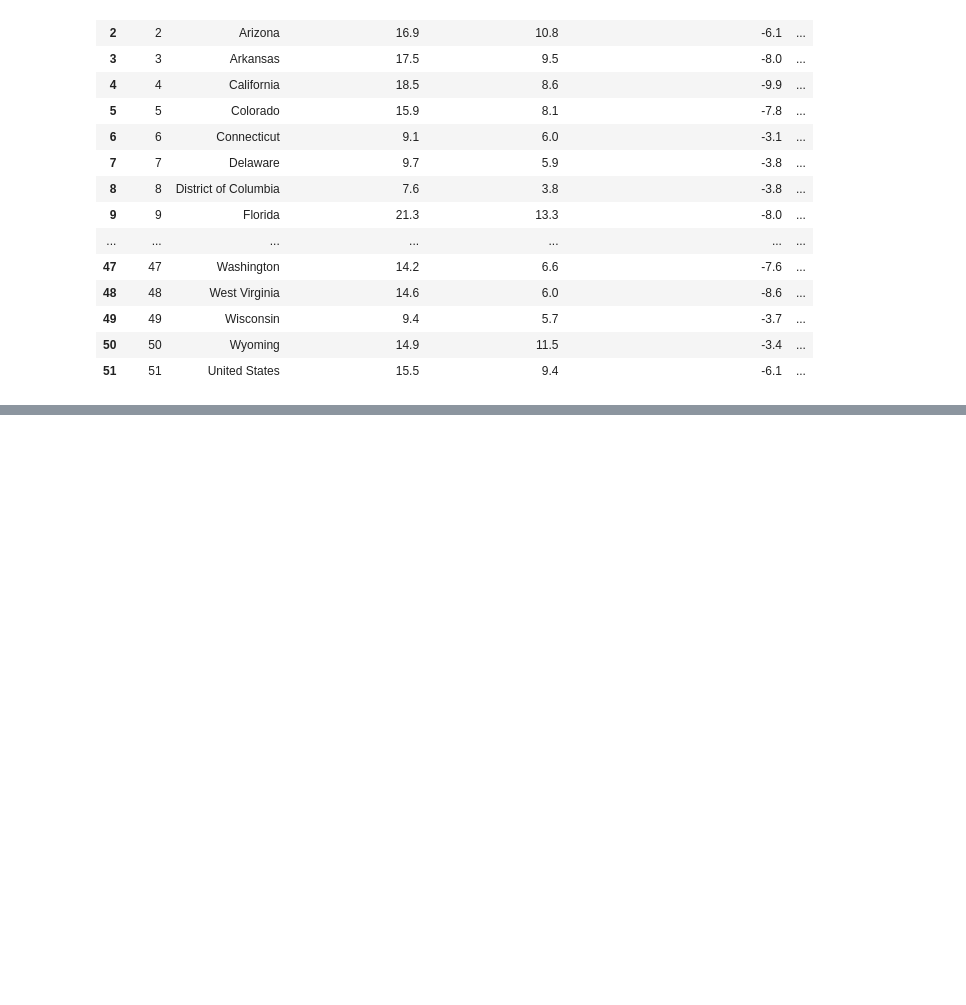
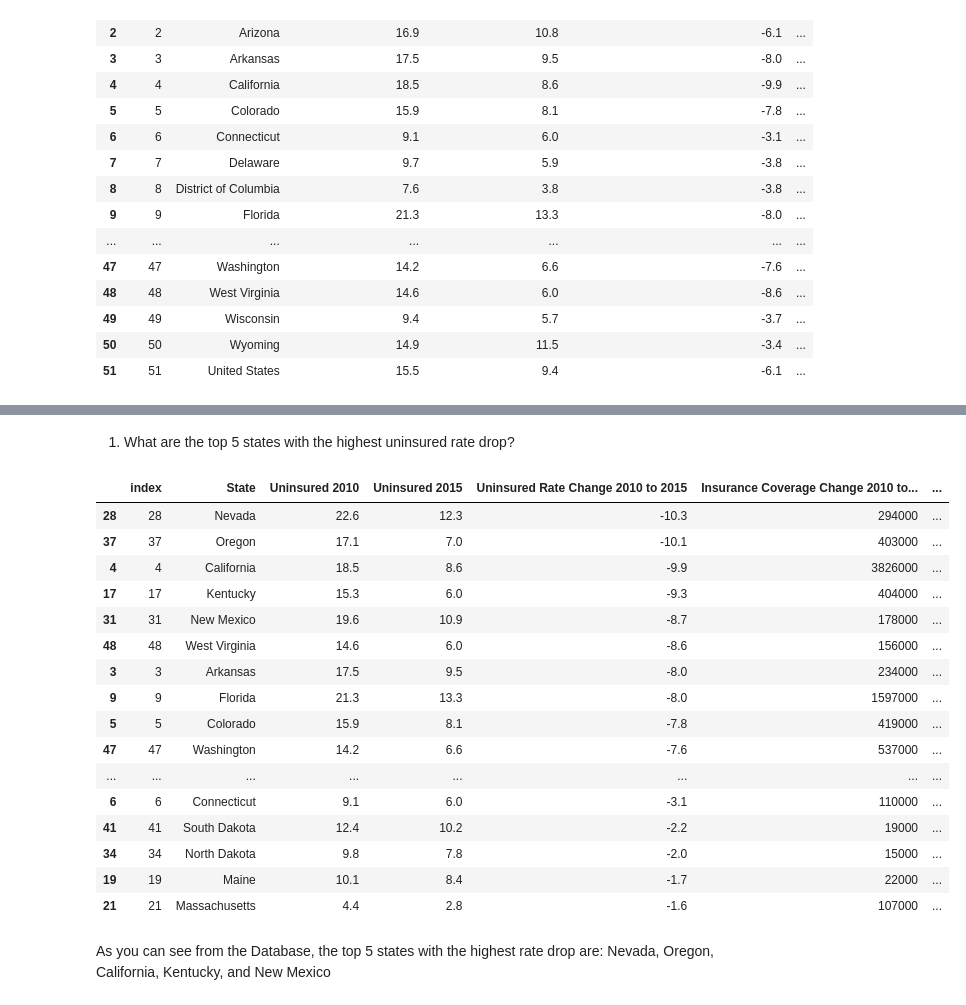
Before and after one commit to alexbeeler/ACA-Project, a Jupyter notebook: My_ACA_Project.ipynb, the cells around one changed output, grey strips where cells are left out. Cells and saved outputs as stored; diff of their text form; code cells hidden in the pictures; blank space fills up the shorter version.

```diff
--- a/My_ACA_Project.ipynb
+++ b/My_ACA_Project.ipynb
@@ -49,0 +93,24 @@ df
+# %% [markdown]
+1. What are the top 5 states with the highest uninsured rate drop?
+# %%
+df.sort_values(by="Uninsured Rate Change 2010 to 2015", ascending=True)
+# %% [output]
+|  | index | State | Uninsured 2010 | Uninsured 2015 | Uninsured Rate Change 2010 to 2015 | Insurance Coverage Change 2010 to... | ... |
+| 28 | 28 | Nevada | 22.6 | 12.3 | -10.3 | 294000 | ... |
+| 37 | 37 | Oregon | 17.1 | 7.0 | -10.1 | 403000 | ... |
+| 4 | 4 | California | 18.5 | 8.6 | -9.9 | 3826000 | ... |
+| 17 | 17 | Kentucky | 15.3 | 6.0 | -9.3 | 404000 | ... |
+| 31 | 31 | New Mexico | 19.6 | 10.9 | -8.7 | 178000 | ... |
+| 48 | 48 | West Virginia | 14.6 | 6.0 | -8.6 | 156000 | ... |
+| 3 | 3 | Arkansas | 17.5 | 9.5 | -8.0 | 234000 | ... |
+| 9 | 9 | Florida | 21.3 | 13.3 | -8.0 | 1597000 | ... |
+| 5 | 5 | Colorado | 15.9 | 8.1 | -7.8 | 419000 | ... |
+| 47 | 47 | Washington | 14.2 | 6.6 | -7.6 | 537000 | ... |
+| ... | ... | ... | ... | ... | ... | ... | ... |
+| 6 | 6 | Connecticut | 9.1 | 6.0 | -3.1 | 110000 | ... |
+| 41 | 41 | South Dakota | 12.4 | 10.2 | -2.2 | 19000 | ... |
+| 34 | 34 | North Dakota | 9.8 | 7.8 | -2.0 | 15000 | ... |
+| 19 | 19 | Maine | 10.1 | 8.4 | -1.7 | 22000 | ... |
+| 21 | 21 | Massachusetts | 4.4 | 2.8 | -1.6 | 107000 | ... |
+# %% [markdown]
+As you can see from the Database, the top 5 states with the highest rate drop are: Nevada, Oregon, California, Kentucky, and New Mexico
```
Also changed, not shown: parts of 3 cells of this notebook, 1 other file.
